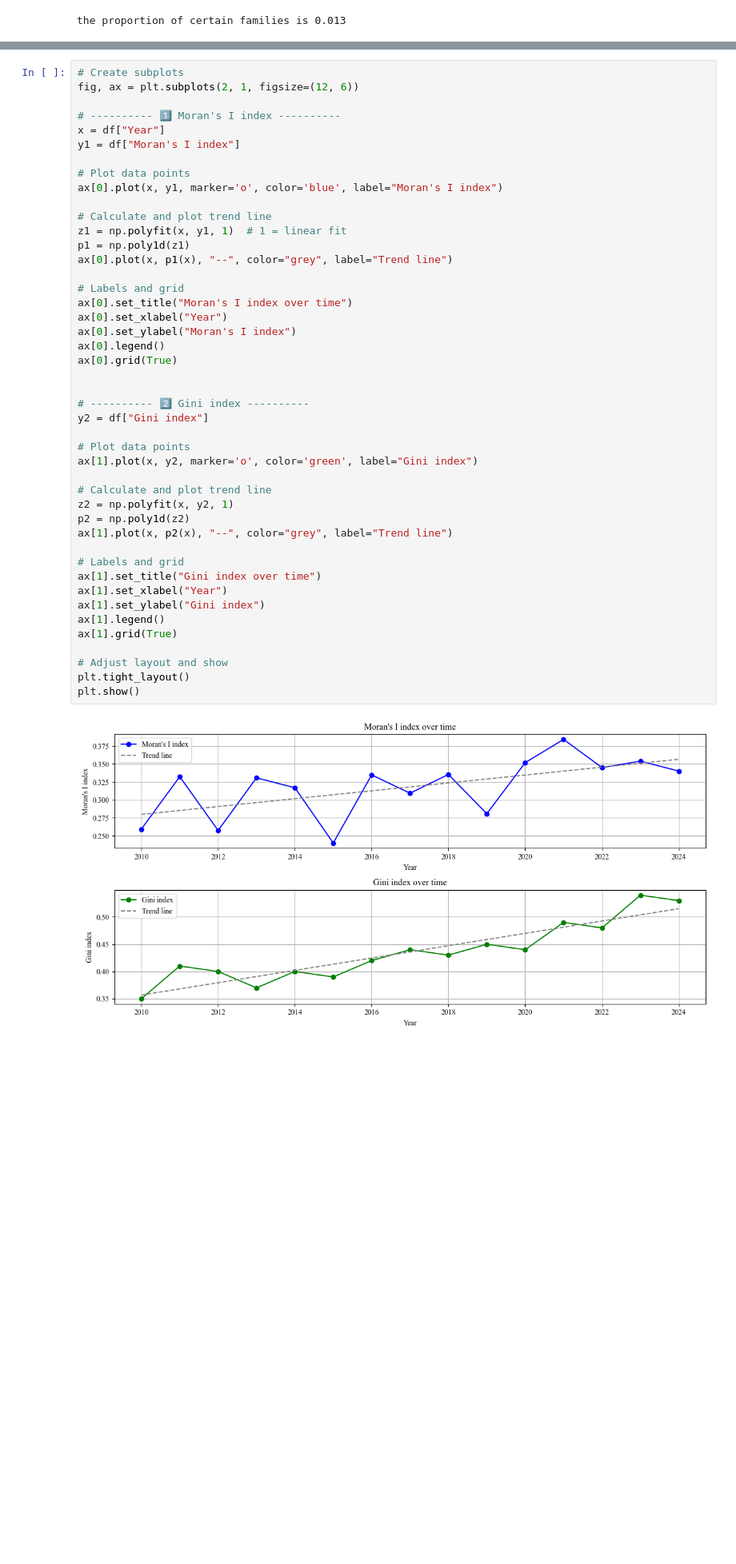
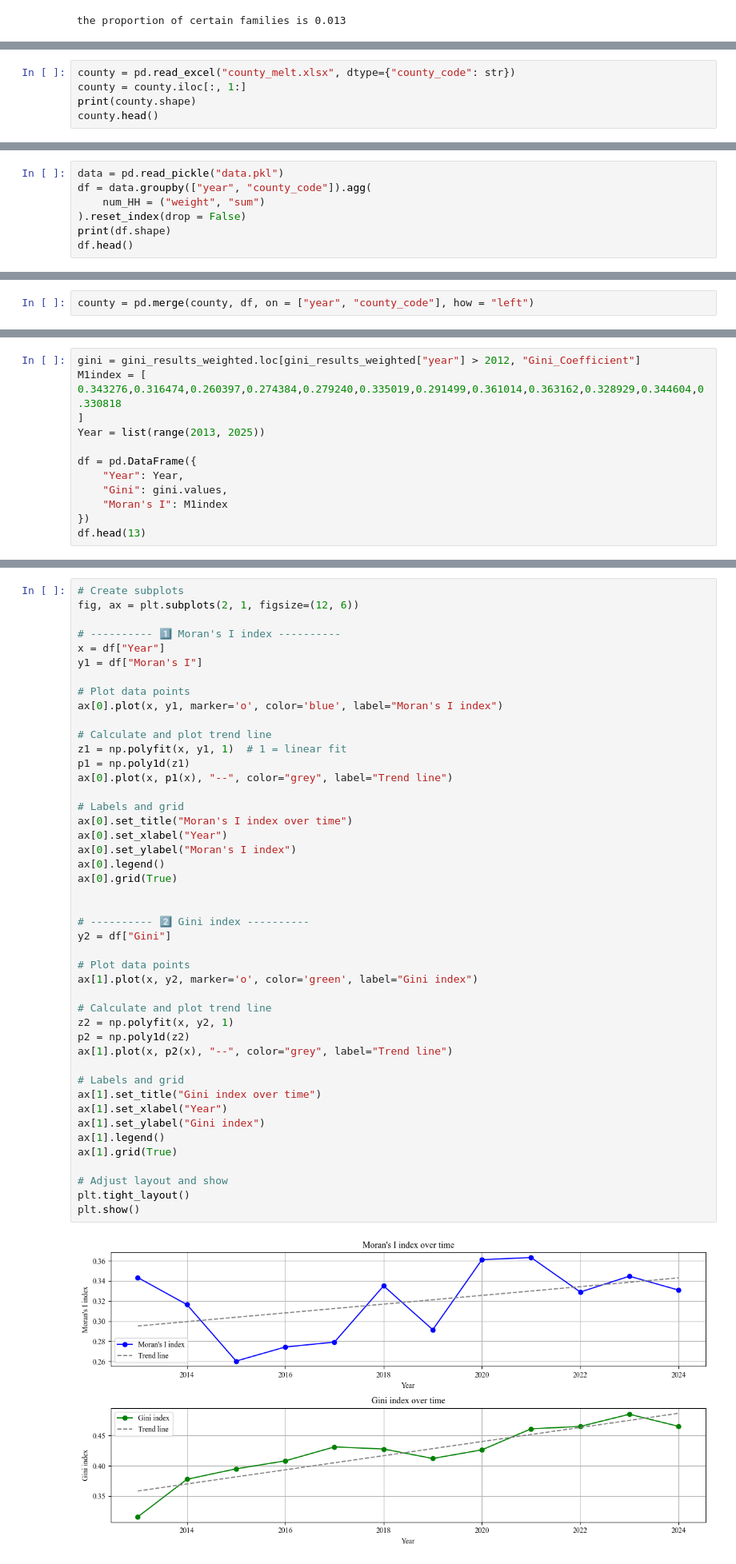
Before and after one commit to sinanarimani/energy-poverty, a Jupyter notebook: evaluation.ipynb, the cells around one changed output, grey strips where cells are left out. Shown at 80% size. Drawn from its saved outputs; the diff is of its cells as text; blank space fills up the shorter version.

Commit message:
weighted Gini is added

```diff
--- a/evaluation.ipynb
+++ b/evaluation.ipynb
@@ -1838,0 +1867,5 @@ province.head()
+# %%
+county = pd.read_excel("county_melt.xlsx", dtype={"county_code": str})
+county = county.iloc[:, 1:]
+print(county.shape)
+county.head()
@@ -1838,0 +1880,7 @@ province.head()
+# %%
+data = pd.read_pickle("data.pkl")
+df = data.groupby(["year", "county_code"]).agg(
+    num_HH = ("weight", "sum")
+).reset_index(drop = False)
+print(df.shape)
+df.head()
@@ -1838,0 +1895,2 @@ province.head()
+# %%
+county = pd.merge(county, df, on = ["year", "county_code"], how = "left")
@@ -1987,0 +2112,13 @@ df.to_pickle("docx_table.pkl")
+# %%
+gini = gini_results_weighted.loc[gini_results_weighted["year"] > 2012, "Gini_Coefficient"]
+M1index = [
+0.343276,0.316474,0.260397,0.274384,0.279240,0.335019,0.291499,0.361014,0.363162,0.328929,0.344604,0.330818
+]
+Year = list(range(2013, 2025))
+
+df = pd.DataFrame({
+    "Year": Year,
+    "Gini": gini.values,
+    "Moran's I": M1index
+})
+df.head(13)
@@ -1991,7 +2142,7 @@ fig, ax = plt.subplots(2, 1, figsize=(12, 6))
 
 # ---------- 1️⃣ Moran's I index ----------
 x = df["Year"]
-y1 = df["Moran's I index"]
+y1 = df["Moran's I"]
 
 # Plot data points
 ax[0].plot(x, y1, marker='o', color='blue', label="Moran's I index")
@@ -2003,35 +2154,35 @@ ax[0].plot(x, p1(x), "--", color="grey", label="Trend line")
 
 # Labels and grid
 ax[0].set_title("Moran's I index over time")
 ax[0].set_xlabel("Year")
 ax[0].set_ylabel("Moran's I index")
 ax[0].legend()
 ax[0].grid(True)
 
 
 # ---------- 2️⃣ Gini index ----------
-y2 = df["Gini index"]
+y2 = df["Gini"]
 
 # Plot data points
 ax[1].plot(x, y2, marker='o', color='green', label="Gini index")
 
 # Calculate and plot trend line
 z2 = np.polyfit(x, y2, 1)
 p2 = np.poly1d(z2)
 ax[1].plot(x, p2(x), "--", color="grey", label="Trend line")
 
 # Labels and grid
 ax[1].set_title("Gini index over time")
 ax[1].set_xlabel("Year")
 ax[1].set_ylabel("Gini index")
 ax[1].legend()
 ax[1].grid(True)
 
 # Adjust layout and show
 plt.tight_layout()
 plt.show()
 # %% [output]
-[figure, old version]
+[figure, new version]
 # %% [markdown]
 # check the income data
 # %%
```
Also changed, not shown: parts of 88 cells of this notebook.
